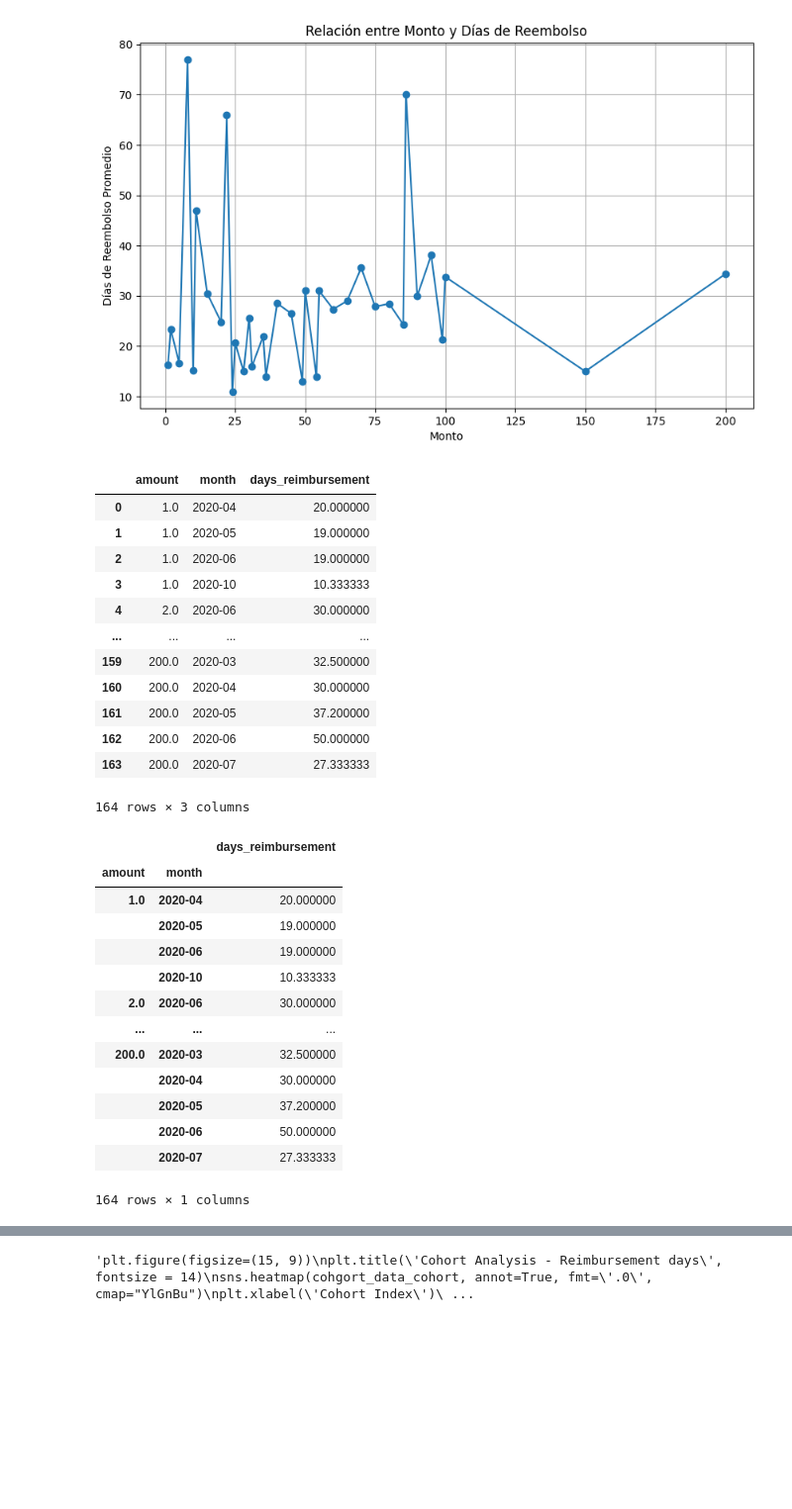
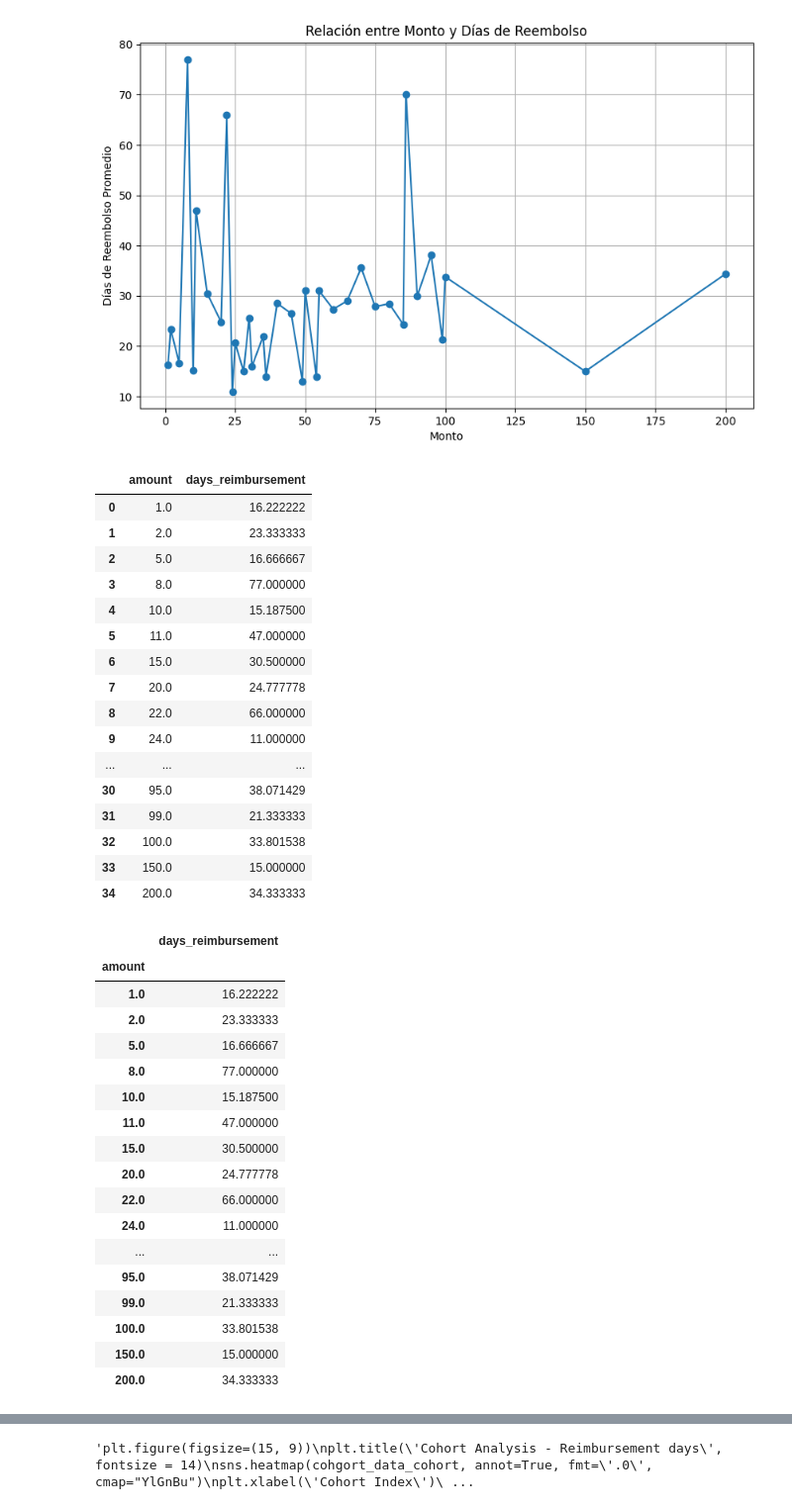
Before and after one commit to Lostchemist/project-1-ironhack-payments-es, a Jupyter notebook: analisis amount vs return_days_diff.ipynb, the cells around one changed output, grey strips where cells are left out. Shown: that part at 99% size. Saved outputs shown, nothing was run; the diff lists cells and outputs as text; code cells hidden in the pictures; blank space fills up the shorter version.

```diff
--- a/analisis amount vs return_days_diff.ipynb
+++ b/analisis amount vs return_days_diff.ipynb
@@ -24,7 +24,7 @@ prestamos_devueltos = prestamos_devueltos[prestamos_devueltos['money_back_date']
 prestamos_devueltos['days_reimbursement'] = (prestamos_devueltos['money_back_date'] - prestamos_devueltos['created_at']).dt.days
 prestamos_devueltos['month'] = prestamos_devueltos['created_at'].dt.to_period('M')
 
-cohort_data_Day = prestamos_devueltos.groupby(['amount', 'month'])['days_reimbursement'].mean().reset_index()
+cohort_data_Day = prestamos_devueltos.groupby('amount')['days_reimbursement'].mean().reset_index()
 
 # Calcular el promedio de 'amount' para cada valor de 'days_reimbursement'
 
@@ -41,37 +41,45 @@ plt.show()
 # %%
 cohort_data_Day
 # %% [output]
-|  | amount | month | days_reimbursement |
-| 0 | 1.0 | 2020-04 | 20.000000 |
-| 1 | 1.0 | 2020-05 | 19.000000 |
-| 2 | 1.0 | 2020-06 | 19.000000 |
-| 3 | 1.0 | 2020-10 | 10.333333 |
-| 4 | 2.0 | 2020-06 | 30.000000 |
-| ... | ... | ... | ... |
-| 159 | 200.0 | 2020-03 | 32.500000 |
-| 160 | 200.0 | 2020-04 | 30.000000 |
-| 161 | 200.0 | 2020-05 | 37.200000 |
-| 162 | 200.0 | 2020-06 | 50.000000 |
-| 163 | 200.0 | 2020-07 | 27.333333 |
+|  | amount | days_reimbursement |
+| 0 | 1.0 | 16.222222 |
+| 1 | 2.0 | 23.333333 |
+| 2 | 5.0 | 16.666667 |
+| 3 | 8.0 | 77.000000 |
+| 4 | 10.0 | 15.187500 |
+| 5 | 11.0 | 47.000000 |
+| 6 | 15.0 | 30.500000 |
+| 7 | 20.0 | 24.777778 |
+| 8 | 22.0 | 66.000000 |
+| 9 | 24.0 | 11.000000 |
+| ... | ... | ... |
+| 30 | 95.0 | 38.071429 |
+| 31 | 99.0 | 21.333333 |
+| 32 | 100.0 | 33.801538 |
+| 33 | 150.0 | 15.000000 |
+| 34 | 200.0 | 34.333333 |
-164 rows × 3 columns
 # %%
-cohgort_data_cohort = cohort_data_Day.groupby(["amount").mean()
+cohgort_data_cohort = cohort_data_Day.groupby("amount").mean()
 cohgort_data_cohort
 # %% [output]
-|  |  | days_reimbursement |
-| amount | month |  |
-| 1.0 | 2020-04 | 20.000000 |
-|  | 2020-05 | 19.000000 |
-|  | 2020-06 | 19.000000 |
-|  | 2020-10 | 10.333333 |
-| 2.0 | 2020-06 | 30.000000 |
-| ... | ... | ... |
-| 200.0 | 2020-03 | 32.500000 |
-|  | 2020-04 | 30.000000 |
-|  | 2020-05 | 37.200000 |
-|  | 2020-06 | 50.000000 |
-|  | 2020-07 | 27.333333 |
+|  | days_reimbursement |
+| amount |  |
+| 1.0 | 16.222222 |
+| 2.0 | 23.333333 |
+| 5.0 | 16.666667 |
+| 8.0 | 77.000000 |
+| 10.0 | 15.187500 |
+| 11.0 | 47.000000 |
+| 15.0 | 30.500000 |
+| 20.0 | 24.777778 |
+| 22.0 | 66.000000 |
+| 24.0 | 11.000000 |
+| ... | ... |
+| 95.0 | 38.071429 |
+| 99.0 | 21.333333 |
+| 100.0 | 33.801538 |
+| 150.0 | 15.000000 |
+| 200.0 | 34.333333 |
-164 rows × 1 columns
 # %%
 sns.barplot(data=prestamos_devueltos, x="amount", y="days_reimbursement", )
 plt.xticks(rotation=90)
```
Also changed, not shown: parts of 4 cells of this notebook.
